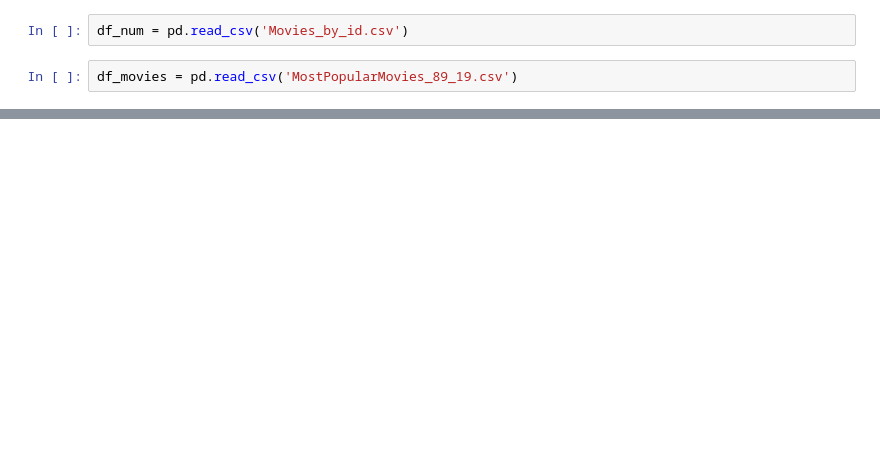
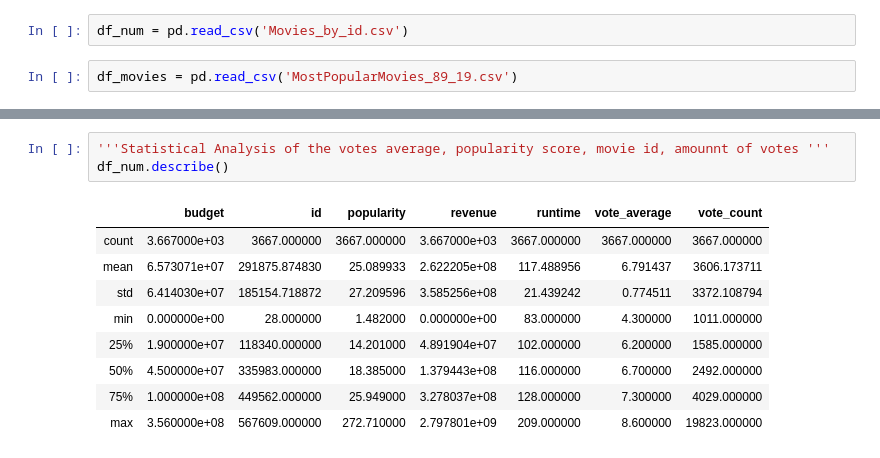
Before and after one commit to bmor2552/MovieProj, a Jupyter notebook: Merged_DataFrame.ipynb, the cells around one changed output, grey strips where cells are left out. Cells and saved outputs as stored; diff of their text form; blank space fills up the shorter version.

```diff
--- a/Merged_DataFrame.ipynb
+++ b/Merged_DataFrame.ipynb
@@ -27,0 +176,13 @@ Index(['adult', 'backdrop_path', 'belongs_to_collection', 'budget', 'genres',
+# %%
+'''Statistical Analysis of the votes average, popularity score, movie id, amounnt of votes '''
+df_num.describe()
+# %% [output]
+|  | budget | id | popularity | revenue | runtime | vote_average | vote_count |
+| count | 3.667000e+03 | 3667.000000 | 3667.000000 | 3.667000e+03 | 3667.000000 | 3667.000000 | 3667.000000 |
+| mean | 6.573071e+07 | 291875.874830 | 25.089933 | 2.622205e+08 | 117.488956 | 6.791437 | 3606.173711 |
+| std | 6.414030e+07 | 185154.718872 | 27.209596 | 3.585256e+08 | 21.439242 | 0.774511 | 3372.108794 |
+| min | 0.000000e+00 | 28.000000 | 1.482000 | 0.000000e+00 | 83.000000 | 4.300000 | 1011.000000 |
+| 25% | 1.900000e+07 | 118340.000000 | 14.201000 | 4.891904e+07 | 102.000000 | 6.200000 | 1585.000000 |
+| 50% | 4.500000e+07 | 335983.000000 | 18.385000 | 1.379443e+08 | 116.000000 | 6.700000 | 2492.000000 |
+| 75% | 1.000000e+08 | 449562.000000 | 25.949000 | 3.278037e+08 | 128.000000 | 7.300000 | 4029.000000 |
+| max | 3.560000e+08 | 567609.000000 | 272.710000 | 2.797801e+09 | 209.000000 | 8.600000 | 19823.000000 |
```
Also changed, not shown: parts of 44 cells of this notebook.
